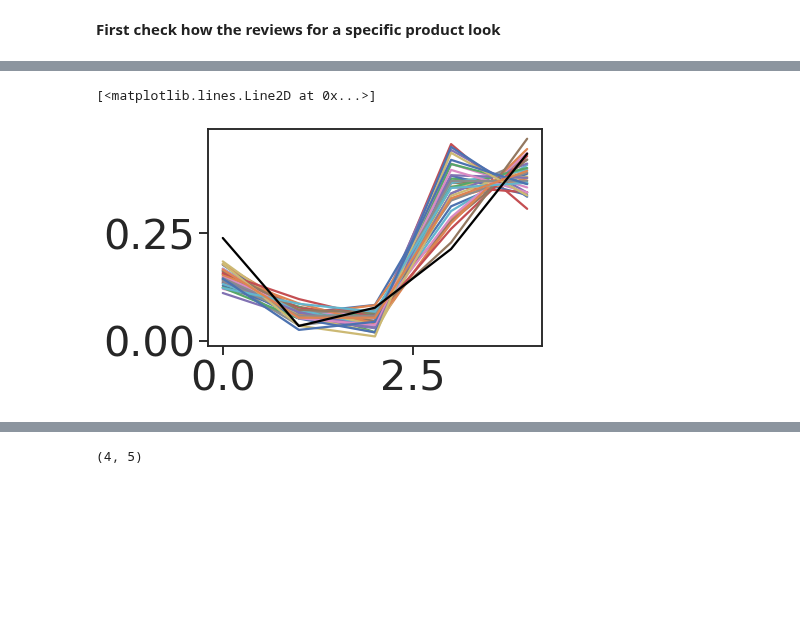
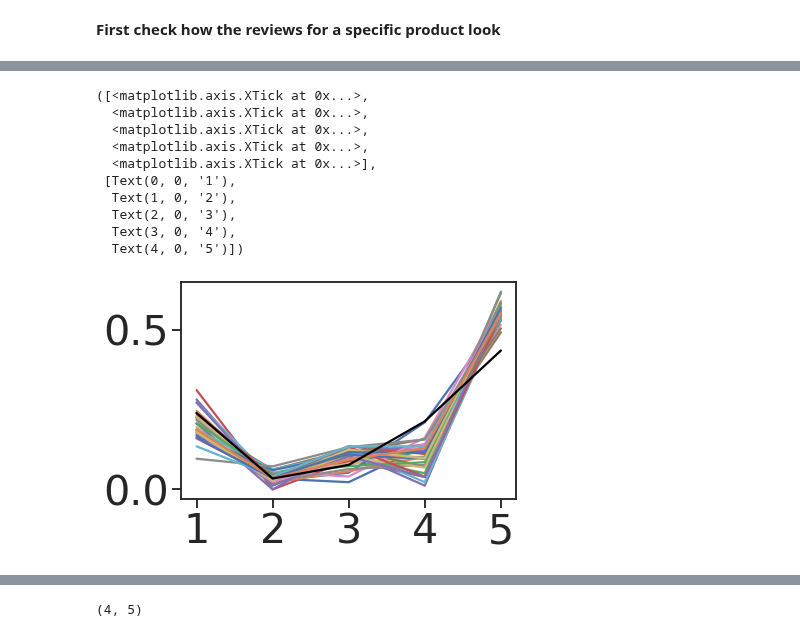
Before and after one commit to narendramukherjee/reputation-systems, a Jupyter notebook: snpe/notebooks/marketplace_rating_scale_simulator_analysis.ipynb, the cells around one changed output, grey strips where cells are left out. Cells and saved outputs as stored; diff of their text form; code cells hidden in the pictures; blank space fills up the shorter version.

```diff
--- a/snpe/notebooks/marketplace_rating_scale_simulator_analysis.ipynb
+++ b/snpe/notebooks/marketplace_rating_scale_simulator_analysis.ipynb
@@ -733,11 +733,14 @@ simulator_params = {
     "simulation_type": "timeseries",
     "previous_rating_measure": "mode",
     "min_reviews_for_herding": 5,
-    # "num_products": posterior_samples.shape[1],
-    "num_products": 100,
-    # "num_total_marketplace_reviews": 140_000,
-    "num_total_marketplace_reviews": 10_000,
+    "num_products": posterior_samples.shape[1],
+    #"num_products": 100,
+    "num_total_marketplace_reviews": 140_000,
+    #"num_total_marketplace_reviews": 10_000,
     "consideration_set_size": 5,
+    "one_star_lowest_limit": -1.5,
+    "five_star_highest_limit": 1.5,
+    "herding_differentiating_measure": "mean"
 }
 num_marketplaces = 32
 # %% [output]
@@ -1332,10 +1337,20 @@ array([[0.17676768, 0.06060606, 0.06060606, 0.31313131, 0.38888889],
 # %%
 plt.plot(sims.T)
 real_data = timeseries_data[45][-1] - timeseries_data[45][timeseries_half_len[45]]
 plt.plot(real_data / np.sum(real_data), color="black")
+plt.xticks([0, 1, 2, 3, 4], labels=["1", "2", "3", "4", "5"])
 # %% [output]
-[<matplotlib.lines.Line2D at 0x...>]
+([<matplotlib.axis.XTick at 0x...>,
+  <matplotlib.axis.XTick at 0x...>,
+  <matplotlib.axis.XTick at 0x...>,
+  <matplotlib.axis.XTick at 0x...>,
+  <matplotlib.axis.XTick at 0x...>],
+ [Text(0, 0, '1'),
+  Text(1, 0, '2'),
+  Text(2, 0, '3'),
+  Text(3, 0, '4'),
+  Text(4, 0, '5')])
-[figure, old version]
+[figure, new version]
 [interactive output not drawn]
 # %%
 idx = np.where(embedding_df["asin"] == timeseries_asin[1000])[0][0]
```
Also changed, not shown: parts of 52 cells of this notebook, 2 other files.
